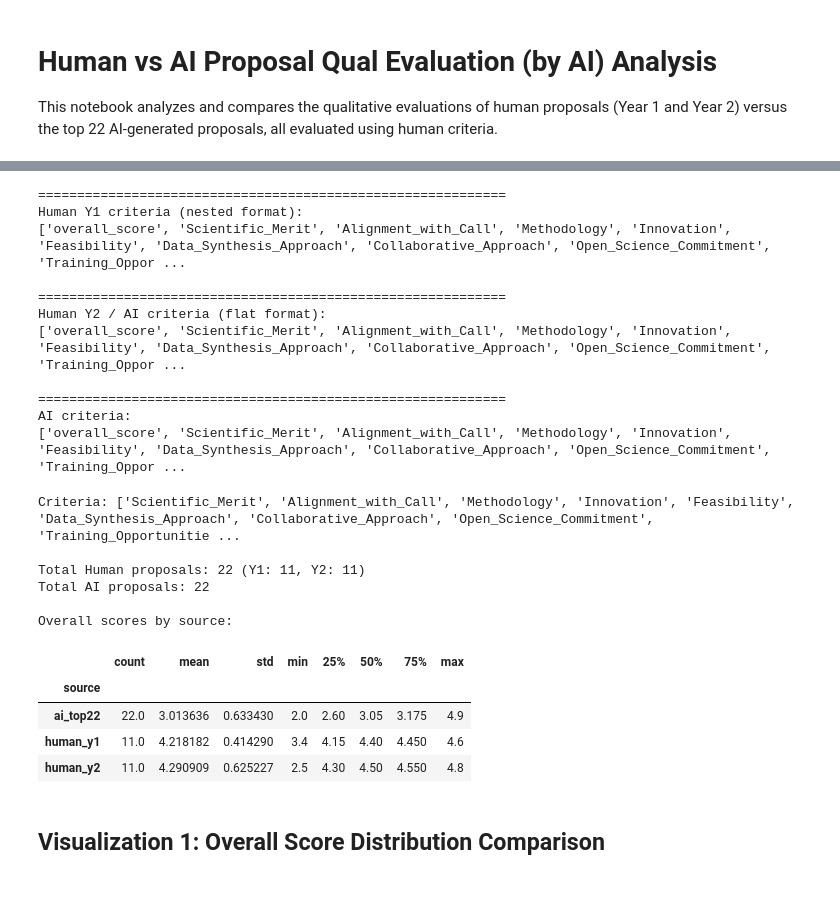
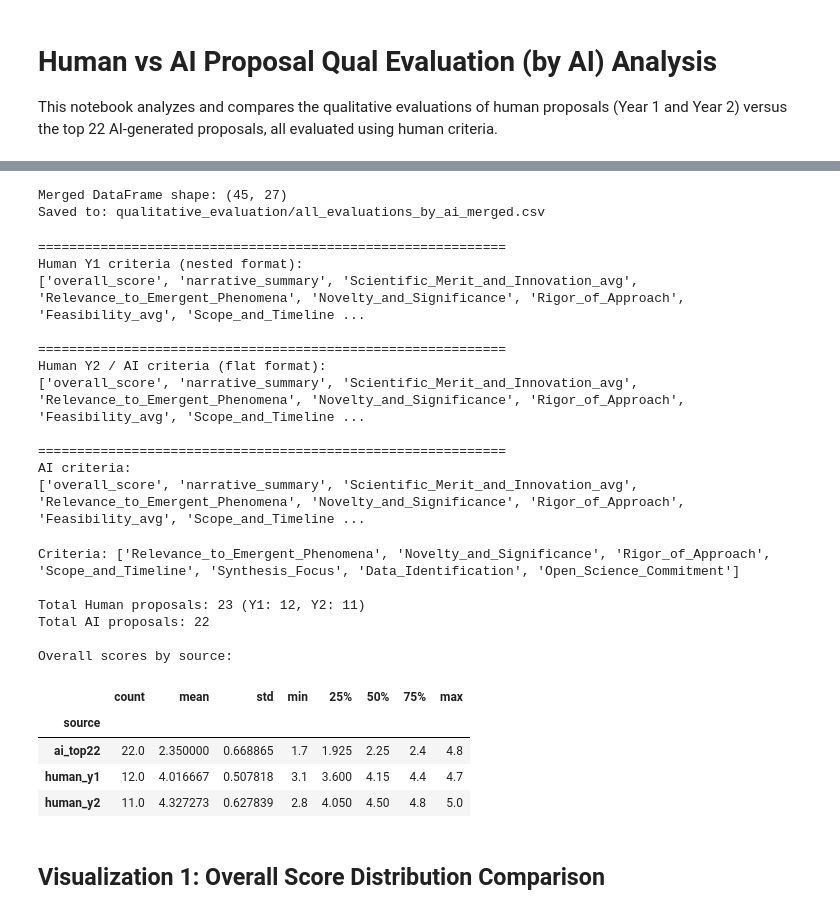
Before and after one commit to eveyhuang/ai-scientist, a Jupyter notebook: result_analysis.ipynb, the cells around one changed output, grey strips where cells are left out. Cells and saved outputs as stored; diff of their text form; code cells hidden in the pictures.

```diff
--- a/result_analysis.ipynb
+++ b/result_analysis.ipynb
@@ -34,9 +34,9 @@ sns.set_palette("husl")
 
 # File paths
 base_path = Path("qualitative_evaluation/single_both_eval_human_criteria")
-human_y1_file = base_path / "evaluations_single_humany1_human_criteria_20260105_160612.json"
-human_y2_file = base_path / "evaluations_single_humany2_human_criteria_20260105_153153.json"
-ai_top22_file = base_path / "evaluations_single_AI_top22_eval_human_criteria_20260105_134542.json"
+human_y1_file = base_path / "evaluations_humany1_human_criteria_20260106_122036.json"
+human_y2_file = base_path / "evaluations_humany2_eval_human_criteria_20260106_130755.json"
+ai_top22_file = base_path / "evaluations_ai_top22_human_criteria_20260106_133424.json"
 
 # Load JSON files
 with open(human_y1_file, 'r') as f:
@@ -102,39 +132,72 @@ AI Top 22 DataFrame shape: (22, 25)
+# %%
+# merge and save dataframe of all reviews
+
+df_merged = pd.concat([df_y1, df_y2, df_ai], ignore_index=True)
+
+# Save to CSV
+df_merged.to_csv('qualitative_evaluation/all_evaluations_by_ai_merged.csv', index=False)
+
+print(f"Merged DataFrame shape: {df_merged.shape}")
+print(f"Saved to: qualitative_evaluation/all_evaluations_by_ai_merged.csv")
+# %% [output]
+Merged DataFrame shape: (45, 27)
+Saved to: qualitative_evaluation/all_evaluations_by_ai_merged.csv
 # %%
 # Display the criteria columns available in each dataset
 print("=" * 60)
 print("Human Y1 criteria (nested format):")
 y1_score_cols = [c for c in df_y1.columns if not c.endswith('_justification')
-                 and c not in ['proposal_id', 'proposal_title', 'source', 'overall_assessment']]
+                 and c not in ['proposal_id', 'proposal_title', 'source']]
 print(y1_score_cols)
 
 print("\n" + "=" * 60)
 print("Human Y2 / AI criteria (flat format):")
 y2_score_cols = [c for c in df_y2.columns if not c.endswith('_justification')
-                 and c not in ['proposal_id', 'proposal_title', 'source', 'overall_assessment']]
+                 and c not in ['proposal_id', 'proposal_title', 'source']]
 print(y2_score_cols)
 
 print("\n" + "=" * 60)
 print("AI criteria:")
 ai_score_cols = [c for c in df_ai.columns if not c.endswith('_justification')
-                 and c not in ['proposal_id', 'proposal_title', 'source', 'overall_assessment']]
+                 and c not in ['proposal_id', 'proposal_title', 'source']]
 print(ai_score_cols)
 # %% [output]
 ============================================================
 Human Y1 criteria (nested format):
-['overall_score', 'Scientific_Merit', 'Alignment_with_Call', 'Methodology', 'Innovation', 'Feasibility', 'Data_Synthesis_Approach', 'Collaborative_Approach', 'Open_Science_Commitment', 'Training_Oppor ...
+['overall_score', 'narrative_summary', 'Scientific_Merit_and_Innovation_avg', 'Relevance_to_Emergent_Phenomena', 'Novelty_and_Significance', 'Rigor_of_Approach', 'Feasibility_avg', 'Scope_and_Timeline ...
 
 ============================================================
 Human Y2 / AI criteria (flat format):
-['overall_score', 'Scientific_Merit', 'Alignment_with_Call', 'Methodology', 'Innovation', 'Feasibility', 'Data_Synthesis_Approach', 'Collaborative_Approach', 'Open_Science_Commitment', 'Training_Oppor ...
+['overall_score', 'narrative_summary', 'Scientific_Merit_and_Innovation_avg', 'Relevance_to_Emergent_Phenomena', 'Novelty_and_Significance', 'Rigor_of_Approach', 'Feasibility_avg', 'Scope_and_Timeline ...
 
 ============================================================
 AI criteria:
-['overall_score', 'Scientific_Merit', 'Alignment_with_Call', 'Methodology', 'Innovation', 'Feasibility', 'Data_Synthesis_Approach', 'Collaborative_Approach', 'Open_Science_Commitment', 'Training_Oppor ...
+['overall_score', 'narrative_summary', 'Scientific_Merit_and_Innovation_avg', 'Relevance_to_Emergent_Phenomena', 'Novelty_and_Significance', 'Rigor_of_Approach', 'Feasibility_avg', 'Scope_and_Timeline ...
 # %%
-# Define the 10 criteria (same for Y1, Y2, and AI)
-CRITERIA = ['Scientific_Merit', 'Alignment_with_Call', 'Methodology', 'Innovation',
-            'Feasibility', 'Data_Synthesis_Approach', 'Collaborative_Approach',
-            'Open_Science_Commitment', 'Training_Opportunities', 'Impact']
+# Define the subcriteria from eval_human_criteria template (same for Y1, Y2, and AI)
+SUBCRITERIA = [
+    'Relevance_to_Emergent_Phenomena',
+    'Novelty_and_Significance',
+    'Rigor_of_Approach',
+    'Scope_and_Timeline',
+    'Synthesis_Focus',
+    'Data_Identification',
+    'Open_Science_Commitment'
+]
+
+# Define the categories with their subcriteria
+CATEGORIES = {
+    'Scientific_Merit_and_Innovation': ['Relevance_to_Emergent_Phenomena', 'Novelty_and_Significance', 'Rigor_of_Approach'],
+    'Feasibility': ['Scope_and_Timeline'],
+    'Data_Sources_and_Limitations': ['Synthesis_Focus', 'Data_Identification'],
+    'Open_Science_Compliance': ['Open_Science_Commitment']
+}
+
+# Category averages columns
+CATEGORY_AVGS = [f"{cat}_avg" for cat in CATEGORIES.keys()]
+
+# For backward compatibility with existing analysis code
+CRITERIA = SUBCRITERIA
 
 # Create combined dataframe for overall score comparison (all three sources)
 df_overall = pd.concat([
@@ -153,38 +216,38 @@ df_human = pd.concat([df_y1, df_y2], ignore_index=True)
 df_human['group'] = 'Human'
 df_ai_grouped = df_ai.copy()
 df_ai_grouped['group'] = 'AI'
 
 # Create long-format dataframe for detailed comparison (Human vs AI)
 df_human_long = df_human[['proposal_id', 'source', 'group'] + CRITERIA].melt(
     id_vars=['proposal_id', 'source', 'group'],
     var_name='criterion',
     value_name='score'
 )
 df_ai_long = df_ai_grouped[['proposal_id', 'source', 'group'] + CRITERIA].melt(
     id_vars=['proposal_id', 'source', 'group'],
     var_name='criterion',
     value_name='score'
 )
 df_detailed = pd.concat([df_human_long, df_ai_long], ignore_index=True)
 
 print("Criteria:", CRITERIA)
 print(f"\nTotal Human proposals: {len(df_human)} (Y1: {len(df_y1)}, Y2: {len(df_y2)})")
 print(f"Total AI proposals: {len(df_ai)}")
 
 print("\nOverall scores by source:")
 display(df_overall.groupby('source')['overall_score'].describe())
 # %% [output]
-Criteria: ['Scientific_Merit', 'Alignment_with_Call', 'Methodology', 'Innovation', 'Feasibility', 'Data_Synthesis_Approach', 'Collaborative_Approach', 'Open_Science_Commitment', 'Training_Opportunitie ...
+Criteria: ['Relevance_to_Emergent_Phenomena', 'Novelty_and_Significance', 'Rigor_of_Approach', 'Scope_and_Timeline', 'Synthesis_Focus', 'Data_Identification', 'Open_Science_Commitment']
 
-Total Human proposals: 22 (Y1: 11, Y2: 11)
+Total Human proposals: 23 (Y1: 12, Y2: 11)
 Total AI proposals: 22
 
 Overall scores by source:
 |  | count | mean | std | min | 25% | 50% | 75% | max |
 | source |  |  |  |  |  |  |  |  |
-| ai_top22 | 22.0 | 3.013636 | 0.633430 | 2.0 | 2.60 | 3.05 | 3.175 | 4.9 |
-| human_y1 | 11.0 | 4.218182 | 0.414290 | 3.4 | 4.15 | 4.40 | 4.450 | 4.6 |
-| human_y2 | 11.0 | 4.290909 | 0.625227 | 2.5 | 4.30 | 4.50 | 4.550 | 4.8 |
+| ai_top22 | 22.0 | 2.350000 | 0.668865 | 1.7 | 1.925 | 2.25 | 2.4 | 4.8 |
+| human_y1 | 12.0 | 4.016667 | 0.507818 | 3.1 | 3.600 | 4.15 | 4.4 | 4.7 |
+| human_y2 | 11.0 | 4.327273 | 0.627839 | 2.8 | 4.050 | 4.50 | 4.8 | 5.0 |
 # %% [markdown]
 ## Visualization 1: Overall Score Distribution Comparison
 # %%
```
Also changed, not shown: parts of 7 cells of this notebook, 15 other files.
